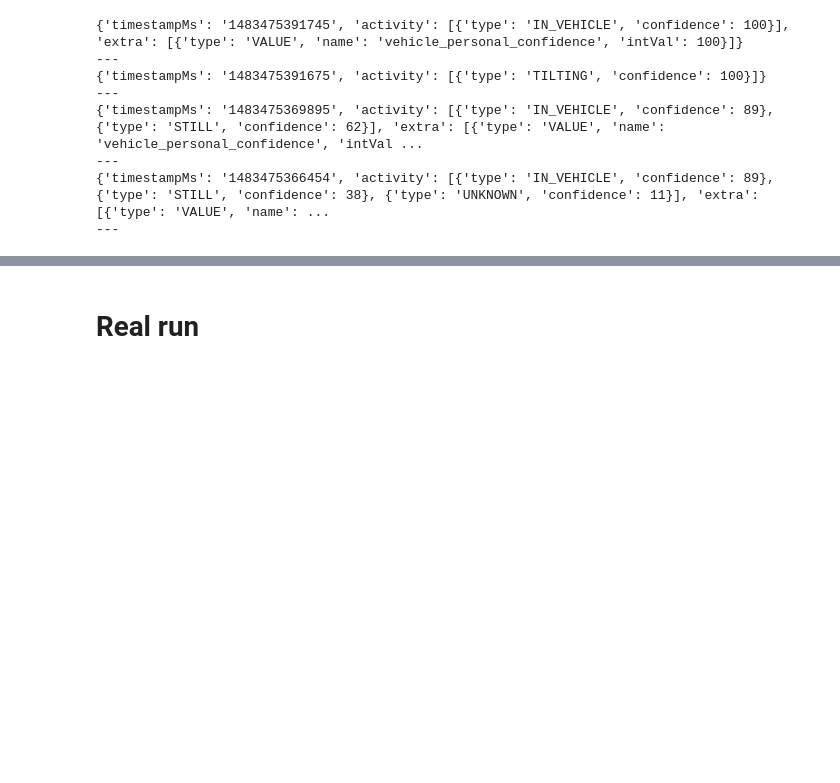
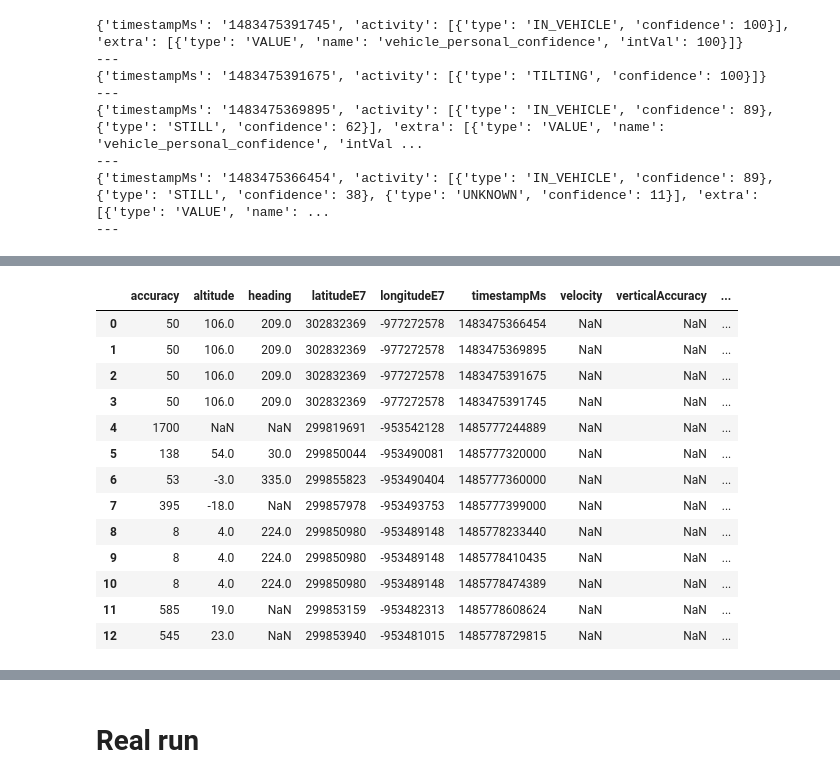
Before and after one commit to anhquan0412/google-location, a Jupyter notebook: clean_func_test.ipynb, the cells around one changed output, grey strips where cells are left out. Drawn from its saved outputs; the diff is of its cells as text; code cells hidden in the pictures; blank space fills up the shorter version.

Commit message:
add multiprocessing

```diff
--- a/clean_func_test.ipynb
+++ b/clean_func_test.ipynb
@@ -53,7 +55,7 @@ def append_activity(df):
         c=0
         for act in acts:
             row=[]
-            row.append(act['timestampMs'])
+            row.append(np.int64(act['timestampMs']))
             # get activity max confidence and type, which is the first dict in activity list
             cof = act['activity'][0]
             row+=[cof['confidence'],cof['type']]
@@ -78,7 +80,7 @@ def append_activity(df):
         combined_df=combined_df.append(pd.concat([org_df,activity_df],axis=1),ignore_index=True)
     df = df.append(combined_df,ignore_index=True,sort=False)
 
-    df.sort_values(by=['timestampMs'],inplace=True)
+    df=df.sort_values(by=['timestampMs']).reset_index(drop=True)
     return df
 # %%
 df = read_json()
@@ -201,0 +200,10 @@ append_activity(df_test)
+# %%
+from concurrent.futures import ProcessPoolExecutor
+import time
+def multiprocessing(func, args, workers):
+    with ProcessPoolExecutor(max_workers=workers) as executor:
+        res = executor.map(func, args)
+    return (list(res))[0]
+# %%
+%%time
+df_test_result = multiprocessing(append_activity,[df_test],4)
@@ -201,0 +213,17 @@ append_activity(df_test)
+# %%
+df_test_result
+# %% [output]
+|  | accuracy | altitude | heading | latitudeE7 | longitudeE7 | timestampMs | velocity | verticalAccuracy | ... |
+| 0 | 50 | 106.0 | 209.0 | 302832369 | -977272578 | 1483475366454 | NaN | NaN | ... |
+| 1 | 50 | 106.0 | 209.0 | 302832369 | -977272578 | 1483475369895 | NaN | NaN | ... |
+| 2 | 50 | 106.0 | 209.0 | 302832369 | -977272578 | 1483475391675 | NaN | NaN | ... |
+| 3 | 50 | 106.0 | 209.0 | 302832369 | -977272578 | 1483475391745 | NaN | NaN | ... |
+| 4 | 1700 | NaN | NaN | 299819691 | -953542128 | 1485777244889 | NaN | NaN | ... |
+| 5 | 138 | 54.0 | 30.0 | 299850044 | -953490081 | 1485777320000 | NaN | NaN | ... |
+| 6 | 53 | -3.0 | 335.0 | 299855823 | -953490404 | 1485777360000 | NaN | NaN | ... |
+| 7 | 395 | -18.0 | NaN | 299857978 | -953493753 | 1485777399000 | NaN | NaN | ... |
+| 8 | 8 | 4.0 | 224.0 | 299850980 | -953489148 | 1485778233440 | NaN | NaN | ... |
+| 9 | 8 | 4.0 | 224.0 | 299850980 | -953489148 | 1485778410435 | NaN | NaN | ... |
+| 10 | 8 | 4.0 | 224.0 | 299850980 | -953489148 | 1485778474389 | NaN | NaN | ... |
+| 11 | 585 | 19.0 | NaN | 299853159 | -953482313 | 1485778608624 | NaN | NaN | ... |
+| 12 | 545 | 23.0 | NaN | 299853940 | -953481015 | 1485778729815 | NaN | NaN | ... |
```
Also changed, not shown: parts of 11 cells of this notebook.
